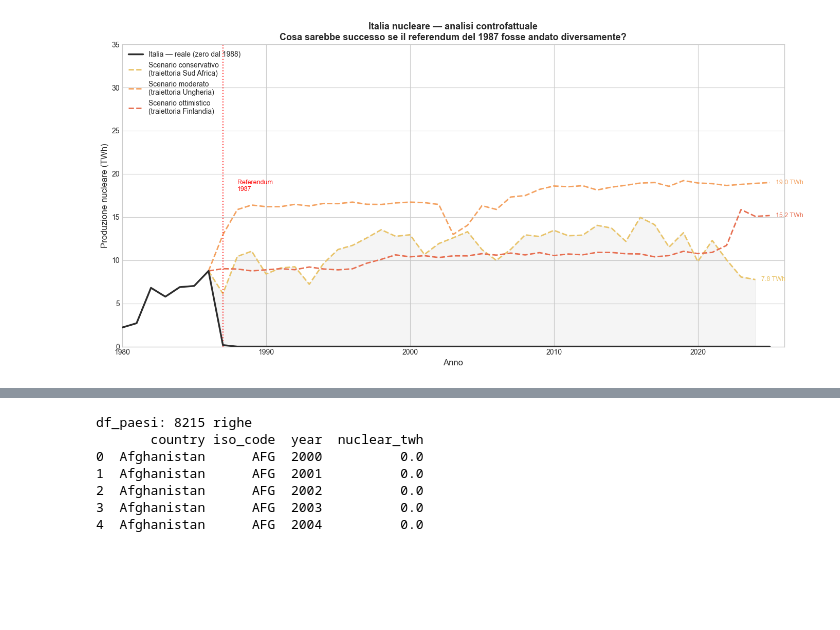
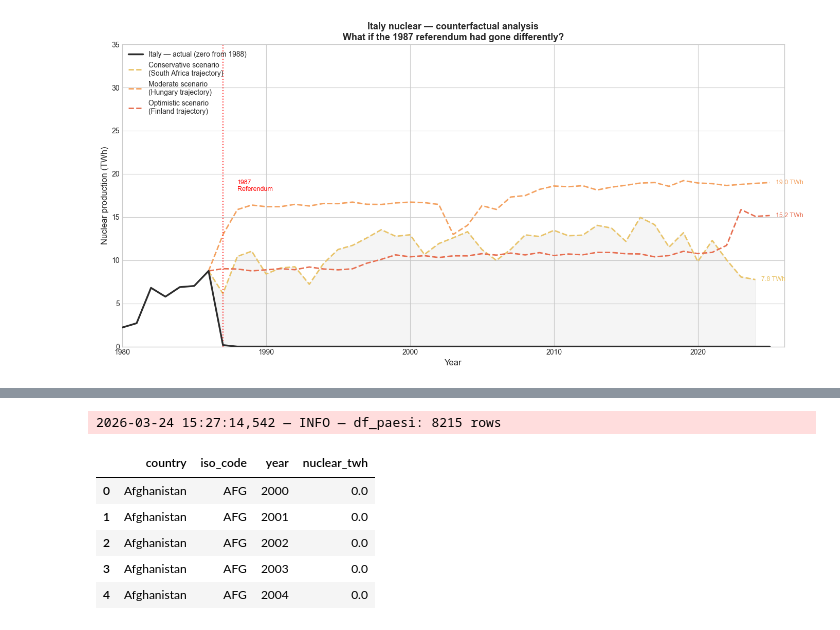
Before and after one commit to giuseppe-vigliotti/nuclear-data-analysis, a Jupyter notebook: notebooks/02_visualizzazioni.ipynb, the cells around one changed output, grey strips where cells are left out. Cells and saved outputs as stored; diff of their text form; code cells hidden in the pictures; blank space fills up the shorter version.

```diff
--- a/notebooks/02_visualizzazioni.ipynb
+++ b/notebooks/02_visualizzazioni.ipynb
@@ -4,16 +4,25 @@ import matplotlib.pyplot as plt
 import seaborn as sns
 import sqlite3
 import os
+import logging
 
-# Connessione al database
+# Logging setup (force=True for Jupyter kernel compatibility)
+logging.basicConfig(
+    level=logging.INFO,
+    format='%(asctime)s — %(levelname)s — %(message)s',
+    force=True
+)
+logger = logging.getLogger(__name__)
+
+# Connect to database
 BASE_DIR = os.path.dirname(os.path.abspath(''))
 DB_PATH = os.path.join(BASE_DIR, 'db', 'nuclear.db')
 conn = sqlite3.connect(DB_PATH)
 
-# Stile grafici
+# Chart style
 plt.style.use('seaborn-v0_8-whitegrid')
 sns.set_palette('husl')
 
-print("Setup completato")
-print(f"Database: {DB_PATH}")
+logger.info("Setup complete")
+logger.info(f"Database: {DB_PATH}")
 # %% [output]
@@ -429,70 +433,70 @@ Finland: 1980-2025 | 1986: 18.95 TWh | 2023: 34.31 TWh
 # %%
-# Punto di partenza comune: Italia 1986
+# Common starting point: Italy 1986
 italy_1986 = 8.76
 
-# Per ogni paese benchmark calcoliamo un fattore di scala
-# rispetto al loro valore 1986, poi lo applichiamo all'Italia
+# For each benchmark country, compute a scaling factor
+# relative to their 1986 value, then apply it to Italy
 benchmarks = {
-    'South Africa': {'color': '#E9C46A', 'label': 'Scenario conservativo\n(traiettoria Sud Africa)'},
-    'Hungary':      {'color': '#F4A261', 'label': 'Scenario moderato\n(traiettoria Ungheria)'},
-    'Finland':      {'color': '#E76F51', 'label': 'Scenario ottimistico\n(traiettoria Finlandia)'},
+    'South Africa': {'color': '#E9C46A', 'label': 'Conservative scenario\n(South Africa trajectory)'},
+    'Hungary':      {'color': '#F4A261', 'label': 'Moderate scenario\n(Hungary trajectory)'},
+    'Finland':      {'color': '#E76F51', 'label': 'Optimistic scenario\n(Finland trajectory)'},
 }
 
 fig, ax = plt.subplots(figsize=(14, 7))
 
-# Linea reale Italia
+# Italy actual line
 df_italy = df_cf[df_cf['country'] == 'Italy']
 ax.plot(df_italy['year'], df_italy['nuclear_twh'],
         color='#2d2d2d', linewidth=2.5, linestyle='-',
-        label='Italia — reale (zero dal 1988)', zorder=5)
+        label='Italy — actual (zero from 1988)', zorder=5)
 
-# Scenari controfattuali
+# Counterfactual scenarios
 for country, props in benchmarks.items():
     df_b = df_cf[df_cf['country'] == country].copy()
     b_1986 = df_b[df_b['year'] == 1986]['nuclear_twh'].values[0]
 
-    # Scala la traiettoria del benchmark partendo dal punto italiano
+    # Scale the benchmark trajectory from the Italian starting point
     df_b['twh_scalato'] = df_b['nuclear_twh'] * (italy_1986 / b_1986)
 
-    # Solo dal 1986 in poi
+    # Only from 1986 onwards
     df_b = df_b[df_b['year'] >= 1986]
 
     ax.plot(df_b['year'], df_b['twh_scalato'],
             color=props['color'], linewidth=2,
             linestyle='--', label=props['label'])
 
-    # Etichetta valore finale
+    # Final value label
     last = df_b.iloc[-1]
     ax.annotate(f"{last['twh_scalato']:.1f} TWh",
                 xy=(last['year'], last['twh_scalato']),
                 xytext=(8, 0), textcoords='offset points',
                 fontsize=9, color=props['color'], va='center')
 
-# Linea verticale referendum
+# Referendum vertical line
 ax.axvline(x=1987, color='red', linestyle=':', linewidth=1.5, alpha=0.8)
-ax.text(1988, 18, 'Referendum\n1987', color='red', fontsize=9)
+ax.text(1988, 18, '1987\nReferendum', color='red', fontsize=9)
 
-# Area tra scenario conservativo e reale
+# Fill area between conservative scenario and actual
 df_sa = df_cf[df_cf['country'] == 'South Africa'].copy()
 df_sa = df_sa[df_sa['year'] >= 1986]
 b_1986_sa = 8.80
 df_sa['twh_scalato'] = df_sa['nuclear_twh'] * (italy_1986 / b_1986_sa)
 ax.fill_between(df_sa['year'],
                 df_italy[df_italy['year'] >= 1986]['nuclear_twh'].values[:len(df_sa)],
                 df_sa['twh_scalato'],
                 alpha=0.08, color='gray', label='_nolegend_')
 
-ax.set_xlabel('Anno', fontsize=12)
-ax.set_ylabel('Produzione nucleare (TWh)', fontsize=12)
-ax.set_title('Italia nucleare — analisi controfattuale\nCosa sarebbe successo se il referendum del 1987 fosse andato diversamente?',
+ax.set_xlabel('Year', fontsize=12)
+ax.set_ylabel('Nuclear production (TWh)', fontsize=12)
+ax.set_title('Italy nuclear — counterfactual analysis\nWhat if the 1987 referendum had gone differently?',
              fontsize=13, fontweight='bold')
 ax.legend(fontsize=10, loc='upper left')
 ax.set_xlim(1980, 2026)
 ax.set_ylim(0, 35)
 
 plt.tight_layout()
 plt.savefig('../plots/05_italia_controfattuale.png', dpi=150, bbox_inches='tight')
 plt.show()
-print("Grafico salvato in plots/")
+logger.info("Chart saved to plots/")
 # %% [output]
-[figure, old version]
+[figure, new version]
@@ -500,18 +504,18 @@ Grafico salvato in plots/
 # %%
-# Ricreiamo df_paesi dal database
+# Reload df_paesi from database
 query = """
     SELECT country, iso_code, year, nuclear_twh
     FROM nuclear_generation
 """
 df_paesi = pd.read_sql(query, conn)
-print(f"df_paesi: {len(df_paesi)} righe")
-print(df_paesi.head())
+logger.info(f"df_paesi: {len(df_paesi)} rows")
+display(df_paesi.head())
 # %% [output]
-df_paesi: 8215 righe
-       country iso_code  year  nuclear_twh
-0  Afghanistan      AFG  2000          0.0
-1  Afghanistan      AFG  2001          0.0
-2  Afghanistan      AFG  2002          0.0
-3  Afghanistan      AFG  2003          0.0
-4  Afghanistan      AFG  2004          0.0
+2026-03-24 15:27:14,542 — INFO — df_paesi: 8215 rows
+|  | country | iso_code | year | nuclear_twh |
+| 0 | Afghanistan | AFG | 2000 | 0.0 |
+| 1 | Afghanistan | AFG | 2001 | 0.0 |
+| 2 | Afghanistan | AFG | 2002 | 0.0 |
+| 3 | Afghanistan | AFG | 2003 | 0.0 |
+| 4 | Afghanistan | AFG | 2004 | 0.0 |
 # %%
```
Also changed, not shown: parts of 26 cells of this notebook, 16 other files.
